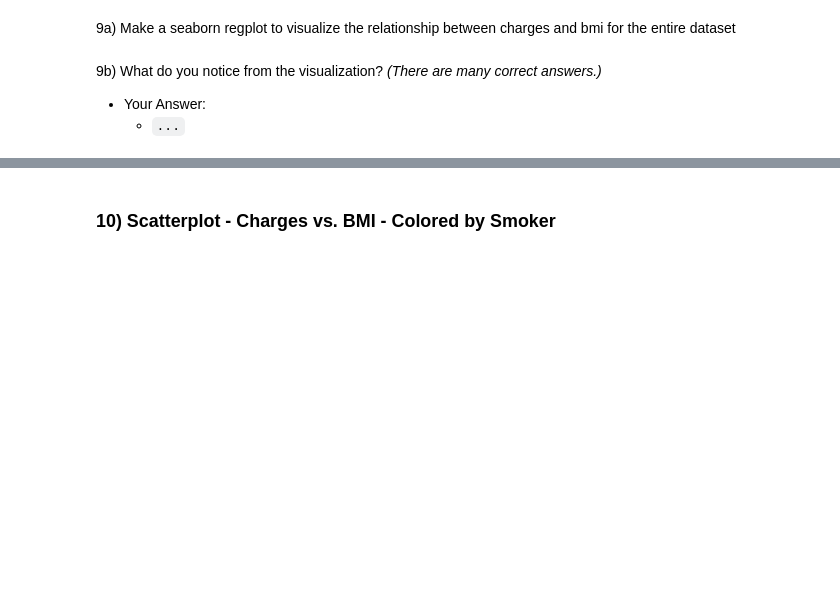
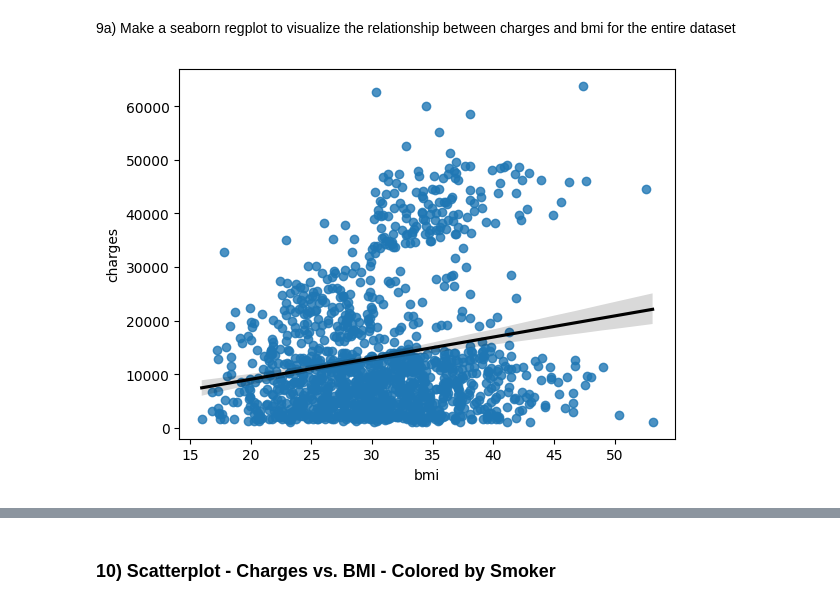
Before and after one commit to fadi-theodory/Prediction-of-Product-Sales, a Jupyter notebook: Data_Visualization_Core_Starter_Notebook.ipynb, the cells around one changed output, grey strips where cells are left out. Saved outputs shown, nothing was run; the diff lists cells and outputs as text; code cells hidden in the pictures; blank space fills up the shorter version.

```diff
--- a/Data_Visualization_Core_Starter_Notebook.ipynb
+++ b/Data_Visualization_Core_Starter_Notebook.ipynb
@@ -192,8 +199,7 @@ g = sns.lmplot(data=df, x="age", y="charges",hue="smoker")
 9a) Make a seaborn regplot to visualize the relationship between charges and bmi for the entire dataset
 # %%
 # Make a seaborn regplot for bmi vs. charges.
+line_kws = dict(color='black')
+ax = sns.regplot(data=df, x="bmi", y="charges",line_kws=line_kws);
+# %% [output]
+[figure, added]
-# %% [markdown]
-9b\) What do you notice from the visualization? *(There are many correct answers.)*
-
-- Your Answer:
-  - `...`
```
Also changed, not shown: parts of 6 cells of this notebook.
